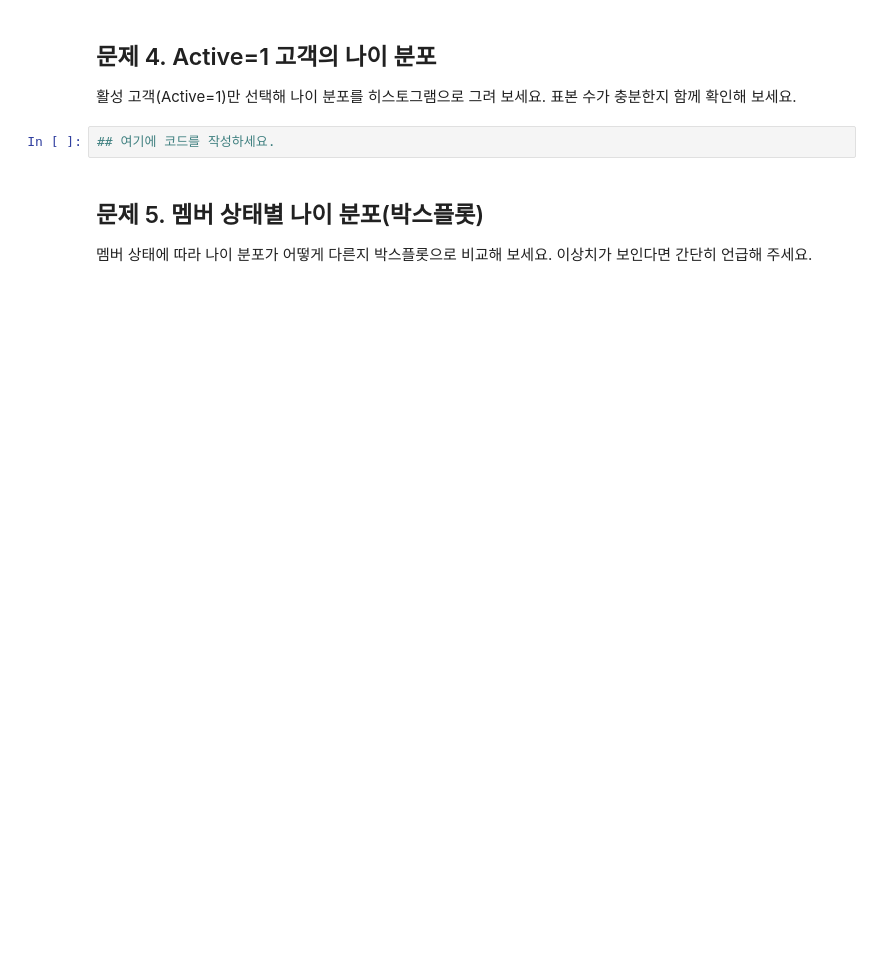
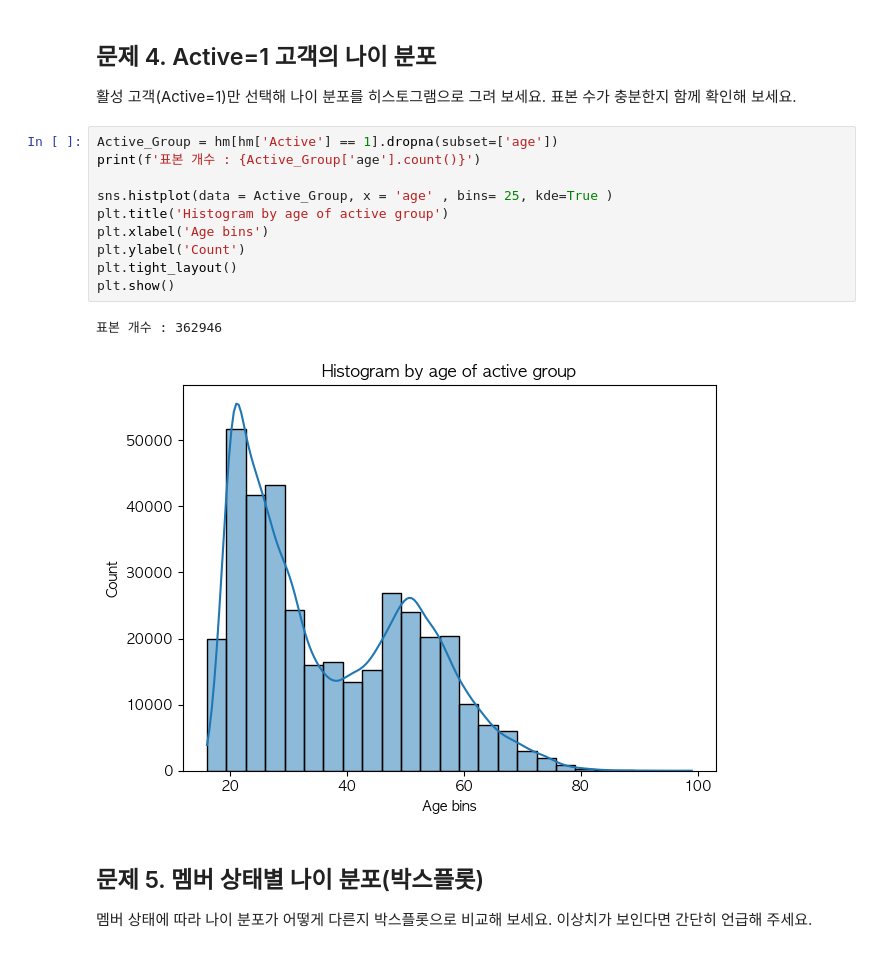
Before and after one commit to Magpie-Jo/Sparta, a Jupyter notebook: Camp/Pandas/pd_Basic 세션 미니 과제/4회차 미니과제/h&m 문제(판다스+시각화).ipynb, the cells around one changed output. Saved outputs shown, nothing was run; the diff lists cells and outputs as text; blank space fills up the shorter version.

```diff
--- a/Camp/Pandas/pd_Basic 세션 미니 과제/4회차 미니과제/h&m 문제(판다스+시각화).ipynb
+++ b/Camp/Pandas/pd_Basic 세션 미니 과제/4회차 미니과제/h&m 문제(판다스+시각화).ipynb
@@ -35,7 +71,18 @@ hm.head()
 ## 문제 4. Active=1 고객의 나이 분포
 활성 고객(Active=1)만 선택해 나이 분포를 히스토그램으로 그려 보세요. 표본 수가 충분한지 함께 확인해 보세요.
 # %%
-## 여기에 코드를 작성하세요.
+Active_Group = hm[hm['Active'] == 1].dropna(subset=['age'])
+print(f'표본 개수 : {Active_Group['age'].count()}')
+
+sns.histplot(data = Active_Group, x = 'age' , bins= 25, kde=True )
+plt.title('Histogram by age of active group')
+plt.xlabel('Age bins')
+plt.ylabel('Count')
+plt.tight_layout()
+plt.show()
+# %% [output]
+표본 개수 : 362946
+[figure, added]
 # %% [markdown]
 ## 문제 5. 멤버 상태별 나이 분포(박스플롯)
 멤버 상태에 따라 나이 분포가 어떻게 다른지 박스플롯으로 비교해 보세요. 이상치가 보인다면 간단히 언급해 주세요.
```
Also changed, not shown: parts of 13 cells of this notebook, 1 other file.
